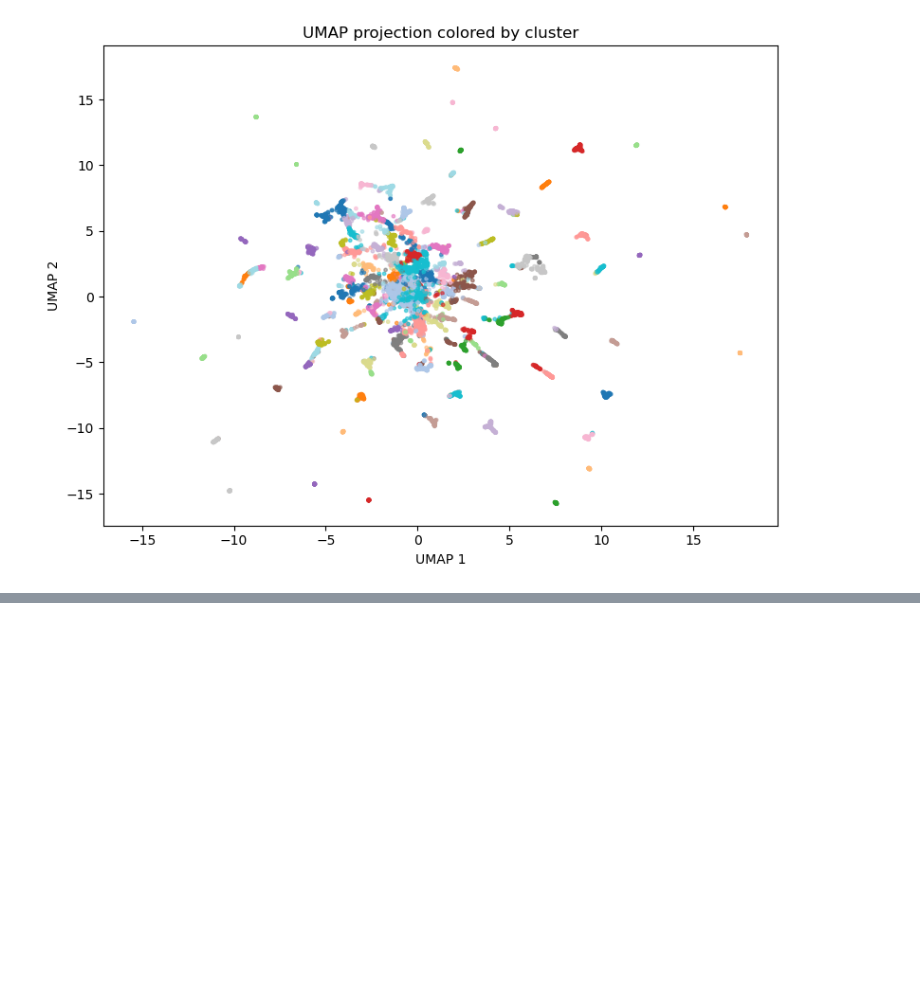
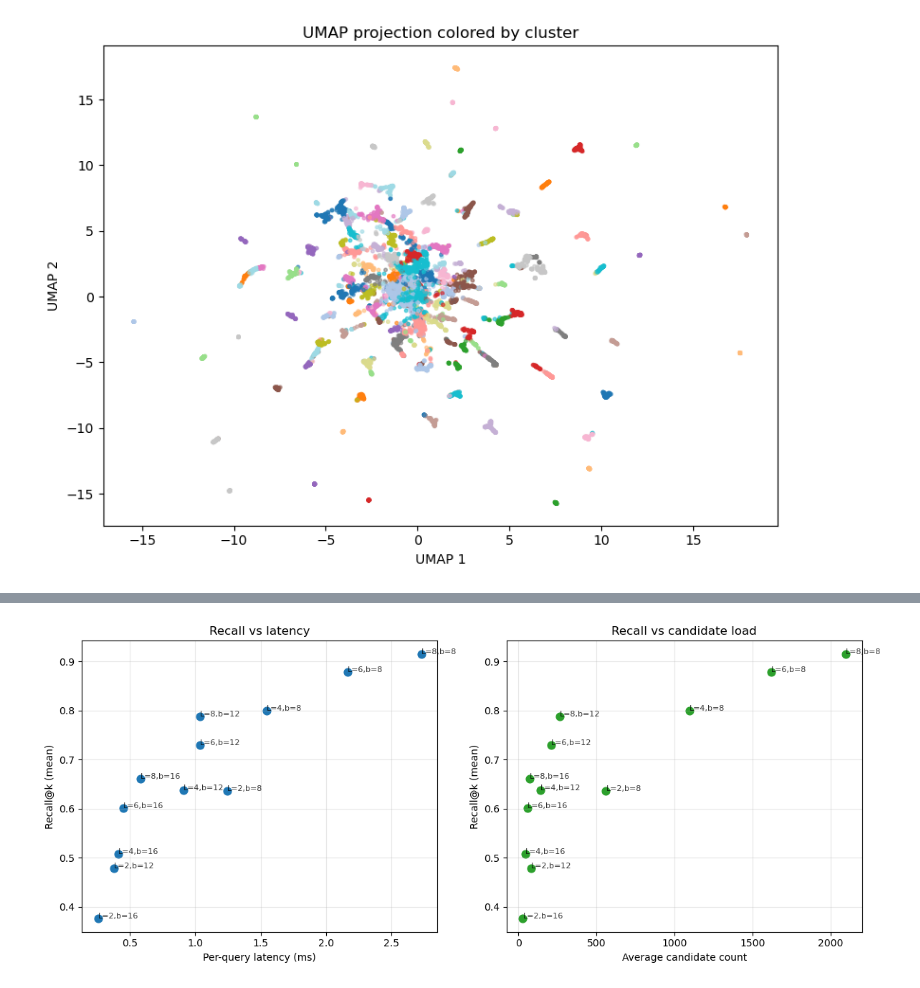
Before and after one commit to adamajane/computational-tools-for-data-science-02807-project, a Jupyter notebook: main/3-cluster-evaluation.ipynb, the cells around one changed output, grey strips where cells are left out. Cells and saved outputs as stored; diff of their text form; code cells hidden in the pictures; blank space fills up the shorter version.

```diff
--- a/main/3-cluster-evaluation.ipynb
+++ b/main/3-cluster-evaluation.ipynb
@@ -596,0 +718,14 @@ plt.show()
+# %%
+tables_grid = [2, 4, 6, 8]
+bits_grid = [8, 12, 16]
+grid_results = []
+for t in tables_grid:
+    for b in bits_grid:
+        grid_results.append(evaluate_lsh_config(tables_used=t, bits_used=b))
+
+grid_df = (
+    pd.DataFrame(grid_results)
+    .sort_values(['recall_mean', 'query_ms'], ascending=[False, True])
+    .reset_index(drop=True)
+)
+grid_df
@@ -597 +750,33 @@ plt.show()
+# %%
+import matplotlib.pyplot as plt
+
+def plot_lsh_grid(df):
+    fig, axes = plt.subplots(1, 2, figsize=(12, 5))
+
+    # Recall vs latency
+    ax = axes[0]
+    ax.scatter(df['query_ms'], df['recall_mean'], s=60, color='tab:blue')
+    for _, row in df.iterrows():
+        ax.annotate(f"L={int(row.tables)},b={int(row.bits)}", (row.query_ms, row.recall_mean), fontsize=8, alpha=0.8)
+    ax.set_xlabel('Per-query latency (ms)')
+    ax.set_ylabel('Recall@k (mean)')
+    ax.set_title('Recall vs latency')
+    ax.grid(True, alpha=0.3)
+
+    # Recall vs candidate load
+    ax = axes[1]
+    ax.scatter(df['cand_mean'], df['recall_mean'], s=60, color='tab:green')
+    for _, row in df.iterrows():
+        ax.annotate(f"L={int(row.tables)},b={int(row.bits)}", (row.cand_mean, row.recall_mean), fontsize=8, alpha=0.8)
+    ax.set_xlabel('Average candidate count')
+    ax.set_ylabel('Recall@k (mean)')
+    ax.set_title('Recall vs candidate load')
+    ax.grid(True, alpha=0.3)
+
+    plt.tight_layout()
+    return fig
+
+plot_lsh_grid(grid_df);
+# %% [output]
+[figure, added]
 # %% [markdown]
```
Also changed, not shown: parts of 8 cells of this notebook.
